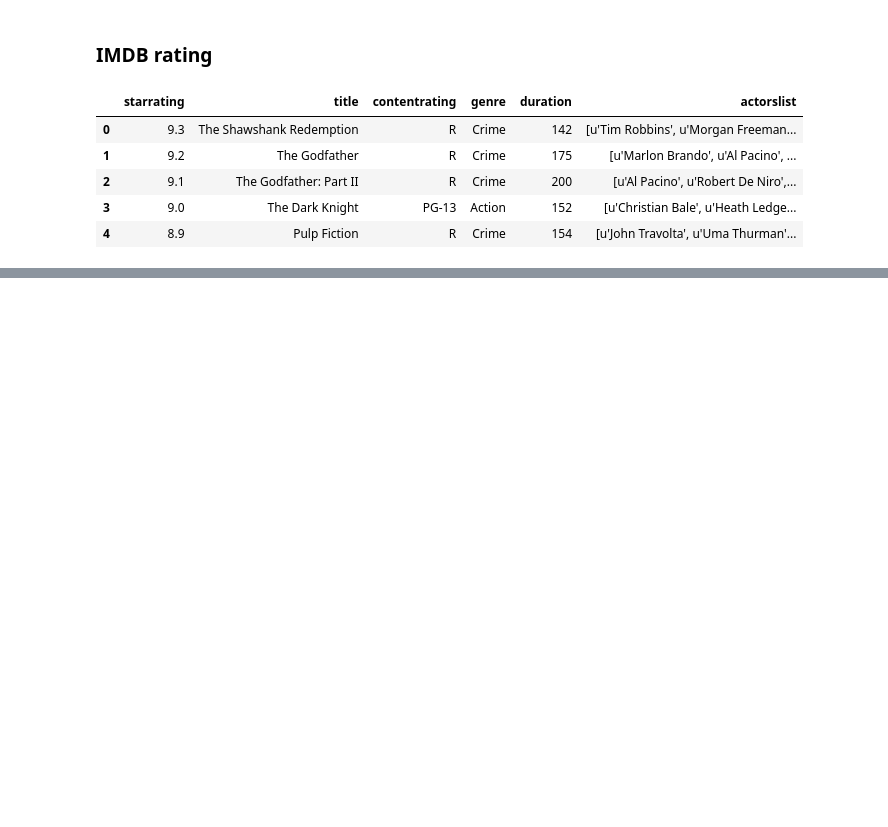
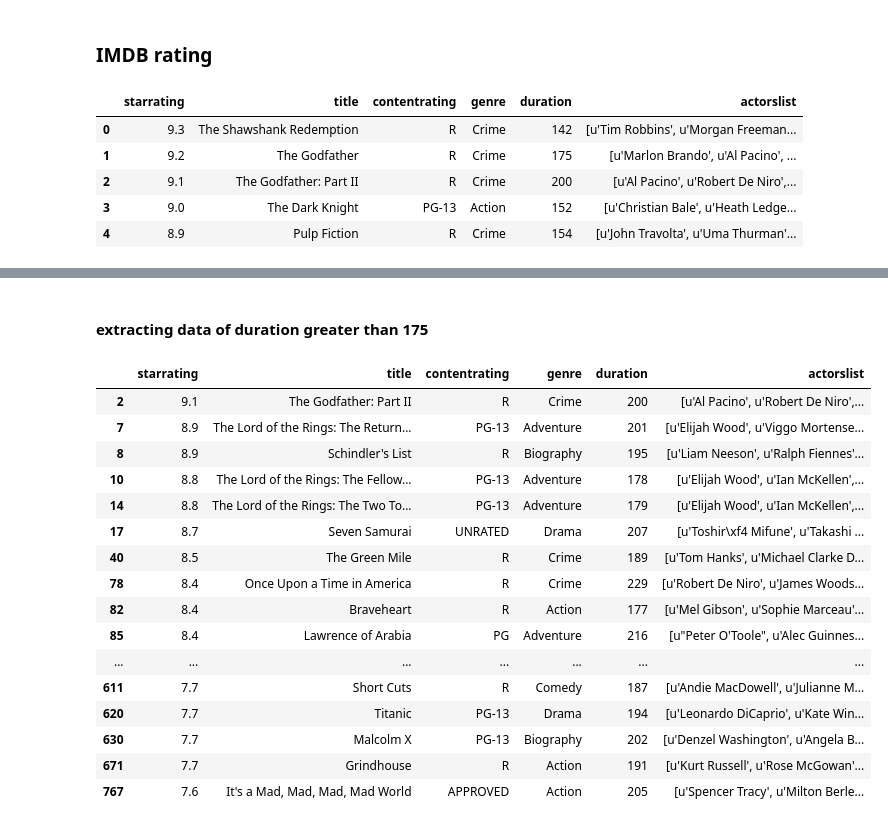
Before and after one commit to Vishnuprakashpp/Data_Science_Project, a Jupyter notebook: ImdbRating.ipynb, the cells around one changed output, grey strips where cells are left out. Drawn from its saved outputs; the diff is of its cells as text; code cells hidden in the pictures; blank space fills up the shorter version.

```diff
--- a/ImdbRating.ipynb
+++ b/ImdbRating.ipynb
@@ -58,0 +78,28 @@ df.head()
+# %% [markdown]
+#### extracting data of duration greater than 175
+# %%
+boolean = []
+for i in df.duration:
+    if i>175:
+        boolean.append(True)
+    else:
+        boolean.append(False)
+df[boolean]
+# %% [output]
+|  | starrating | title | contentrating | genre | duration | actorslist |
+| 2 | 9.1 | The Godfather: Part II | R | Crime | 200 | [u'Al Pacino', u'Robert De Niro',... |
+| 7 | 8.9 | The Lord of the Rings: The Return... | PG-13 | Adventure | 201 | [u'Elijah Wood', u'Viggo Mortense... |
+| 8 | 8.9 | Schindler's List | R | Biography | 195 | [u'Liam Neeson', u'Ralph Fiennes'... |
+| 10 | 8.8 | The Lord of the Rings: The Fellow... | PG-13 | Adventure | 178 | [u'Elijah Wood', u'Ian McKellen',... |
+| 14 | 8.8 | The Lord of the Rings: The Two To... | PG-13 | Adventure | 179 | [u'Elijah Wood', u'Ian McKellen',... |
+| 17 | 8.7 | Seven Samurai | UNRATED | Drama | 207 | [u'Toshir\xf4 Mifune', u'Takashi ... |
+| 40 | 8.5 | The Green Mile | R | Crime | 189 | [u'Tom Hanks', u'Michael Clarke D... |
+| 78 | 8.4 | Once Upon a Time in America | R | Crime | 229 | [u'Robert De Niro', u'James Woods... |
+| 82 | 8.4 | Braveheart | R | Action | 177 | [u'Mel Gibson', u'Sophie Marceau'... |
+| 85 | 8.4 | Lawrence of Arabia | PG | Adventure | 216 | [u"Peter O'Toole", u'Alec Guinnes... |
+| ... | ... | ... | ... | ... | ... | ... |
+| 611 | 7.7 | Short Cuts | R | Comedy | 187 | [u'Andie MacDowell', u'Julianne M... |
+| 620 | 7.7 | Titanic | PG-13 | Drama | 194 | [u'Leonardo DiCaprio', u'Kate Win... |
+| 630 | 7.7 | Malcolm X | PG-13 | Biography | 202 | [u'Denzel Washington', u'Angela B... |
+| 671 | 7.7 | Grindhouse | R | Action | 191 | [u'Kurt Russell', u'Rose McGowan'... |
+| 767 | 7.6 | It's a Mad, Mad, Mad, Mad World | APPROVED | Action | 205 | [u'Spencer Tracy', u'Milton Berle... |
```
Also changed, not shown: parts of 4 cells of this notebook.
